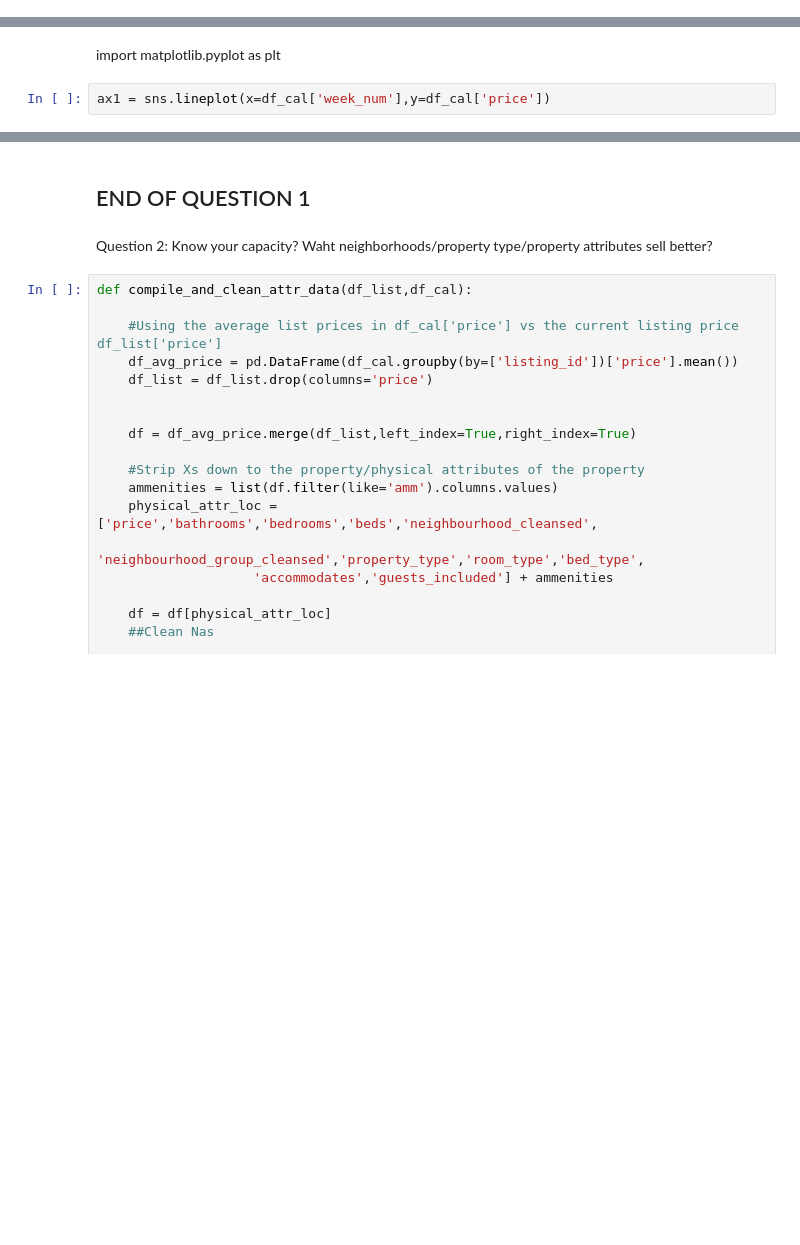
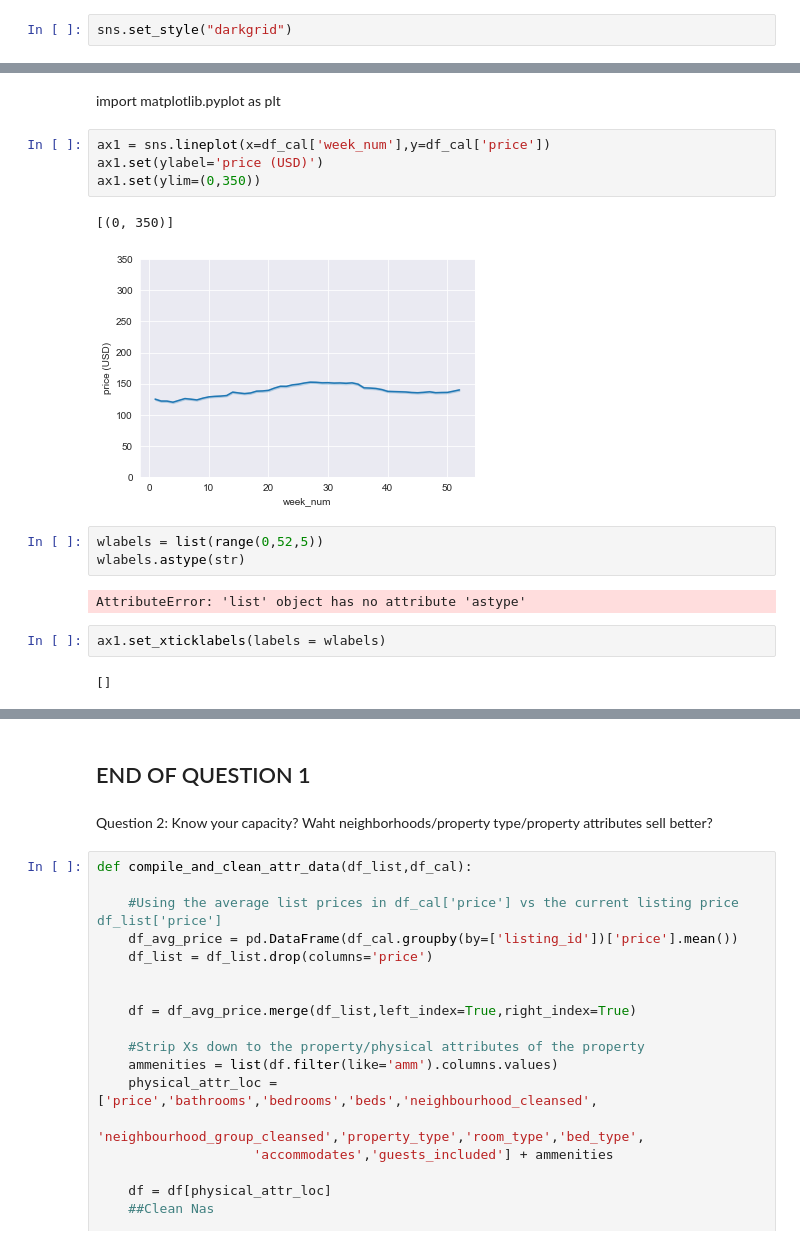
Before and after one commit to OceanSeventyTwo/DSND_Term2, a Jupyter notebook: project_files/AirBnB/Blog AirBnB.ipynb, the cells around one changed output, grey strips where cells are left out. Saved outputs shown, nothing was run; the diff lists cells and outputs as text; blank space fills up the shorter version.

```diff
--- a/project_files/AirBnB/Blog AirBnB.ipynb
+++ b/project_files/AirBnB/Blog AirBnB.ipynb
@@ -288,5 +298,7 @@ df_listing = clean_listings(df_listing)
 df_cal = clean_cal(df_cal)
 # %% [markdown]
 ### Q1.What time of year is best to make your property availible to get the most money?
+# %%
+sns.set_style("darkgrid")
 # %%
 pd.DataFrame(df_cal.groupby(['month'])['price'].mean()).plot()
@@ -294,5 +309,19 @@ pd.DataFrame(df_cal.groupby(['month'])['price'].mean()).plot()
 import matplotlib.pyplot as plt
 # %%
 ax1 = sns.lineplot(x=df_cal['week_num'],y=df_cal['price'])
+ax1.set(ylabel='price (USD)')
+ax1.set(ylim=(0,350))
+# %% [output]
+[(0, 350)]
+[figure, added]
+# %%
+wlabels = list(range(0,52,5))
+wlabels.astype(str)
+# %% [output]
+AttributeError: 'list' object has no attribute 'astype'
+# %%
+ax1.set_xticklabels(labels = wlabels)
+# %% [output]
+[]
 # %%
 ax1 = sns.boxplot(y=df_cal['price'],x=df_cal['month'],)
```
Also changed, not shown: parts of 33 cells of this notebook, 1 other file.
